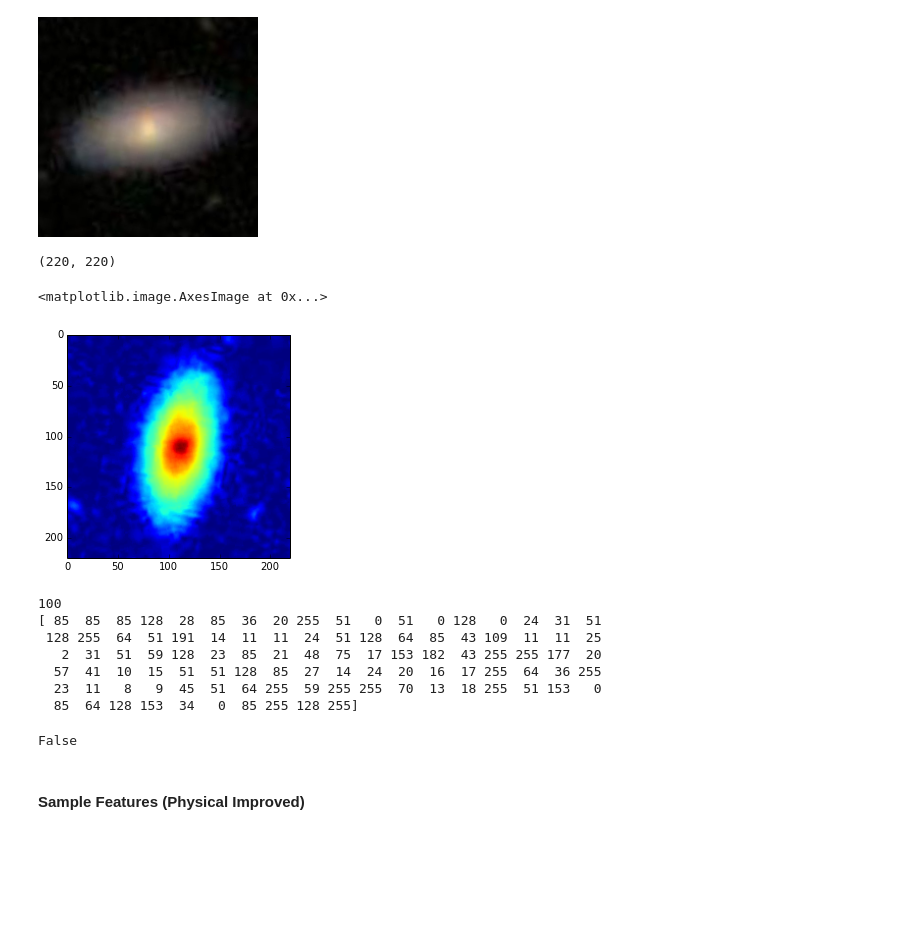
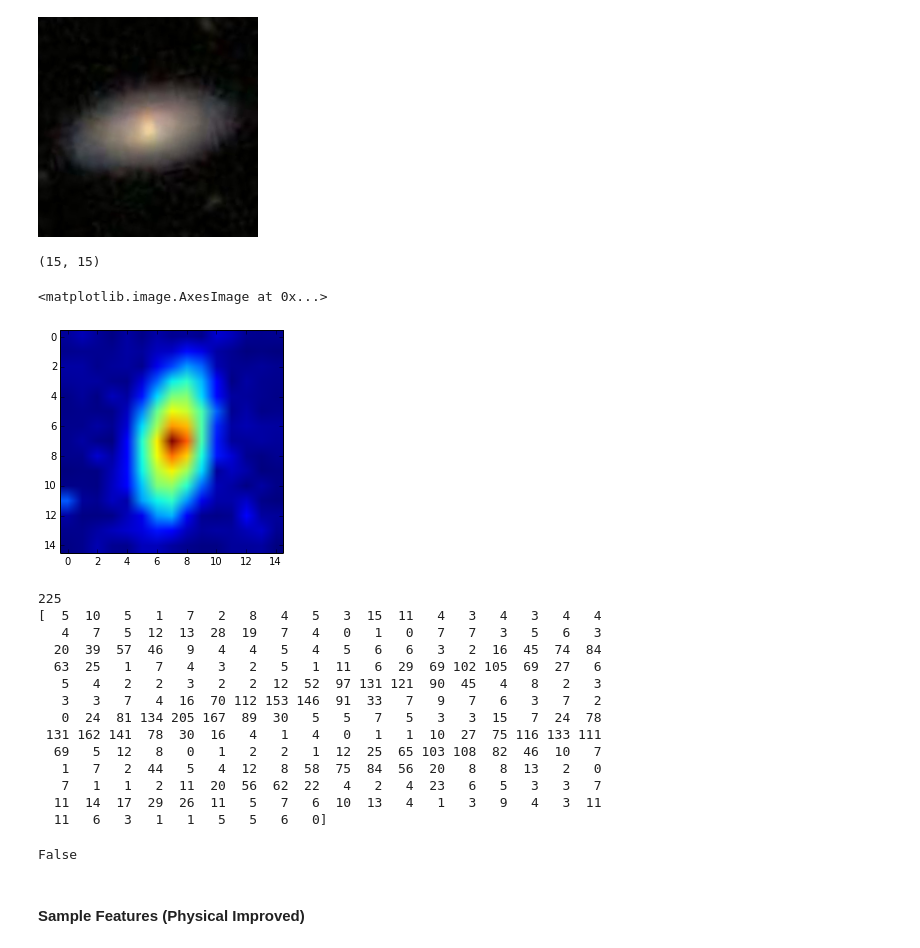
Before and after one commit to jkcn90/kaggle_galaxy_zoo, a Jupyter notebook: GalaxyZoo.ipynb, the cells around one changed output. Drawn from its saved outputs; the diff is of its cells as text; code cells hidden in the pictures; blank space fills up the shorter version.

```diff
--- a/GalaxyZoo.ipynb
+++ b/GalaxyZoo.ipynb
@@ -90,29 +223,36 @@ cropped_image.save(disp)
 # %% [output]
 [figure]
 # %%
-#cropped_image = cropped_image.resize(100, 100)
-cropped_image = cropped_image.toHLS()
+cropped_image = cropped_image.resize(15, 15)
+#cropped_image = cropped_image.toHLS()
 raw_array = cropped_image.getNumpy()
 raw_array = raw_array[:,:,1]
 print(raw_array.shape)
 plt.imshow(raw_array)
 # %% [output]
-(220, 220)
+(15, 15)
 <matplotlib.image.AxesImage at 0x...>
-[figure, old version]
+[figure, new version]
 # %%
 feature_area = raw_array.flatten()
 print(len(feature_area))
 print(feature_area)
 np.isnan(feature_area).any()
 # %% [output]
-100
-[ 85  85  85 128  28  85  36  20 255  51   0  51   0 128   0  24  31  51
- 128 255  64  51 191  14  11  11  24  51 128  64  85  43 109  11  11  25
-   2  31  51  59 128  23  85  21  48  75  17 153 182  43 255 255 177  20
-  57  41  10  15  51  51 128  85  27  14  24  20  16  17 255  64  36 255
-  23  11   8   9  45  51  64 255  59 255 255  70  13  18 255  51 153   0
-  85  64 128 153  34   0  85 255 128 255]
+225
+[  5  10   5   1   7   2   8   4   5   3  15  11   4   3   4   3   4   4
+   4   7   5  12  13  28  19   7   4   0   1   0   7   7   3   5   6   3
+  20  39  57  46   9   4   4   5   4   5   6   6   3   2  16  45  74  84
+  63  25   1   7   4   3   2   5   1  11   6  29  69 102 105  69  27   6
+   5   4   2   2   3   2   2  12  52  97 131 121  90  45   4   8   2   3
+   3   3   7   4  16  70 112 153 146  91  33   7   9   7   6   3   7   2
+   0  24  81 134 205 167  89  30   5   5   7   5   3   3  15   7  24  78
+ 131 162 141  78  30  16   4   1   4   0   1   1  10  27  75 116 133 111
+  69   5  12   8   0   1   2   2   1  12  25  65 103 108  82  46  10   7
+   1   7   2  44   5   4  12   8  58  75  84  56  20   8   8  13   2   0
+   7   1   1   2  11  20  56  62  22   4   2   4  23   6   5   3   3   7
+  11  14  17  29  26  11   5   7   6  10  13   4   1   3   9   4   3  11
+  11   6   3   1   1   5   5   6   0]
 False
 # %% [markdown]
 #### Sample Features (Physical Improved)
```
Also changed, not shown: parts of 22 cells of this notebook.
